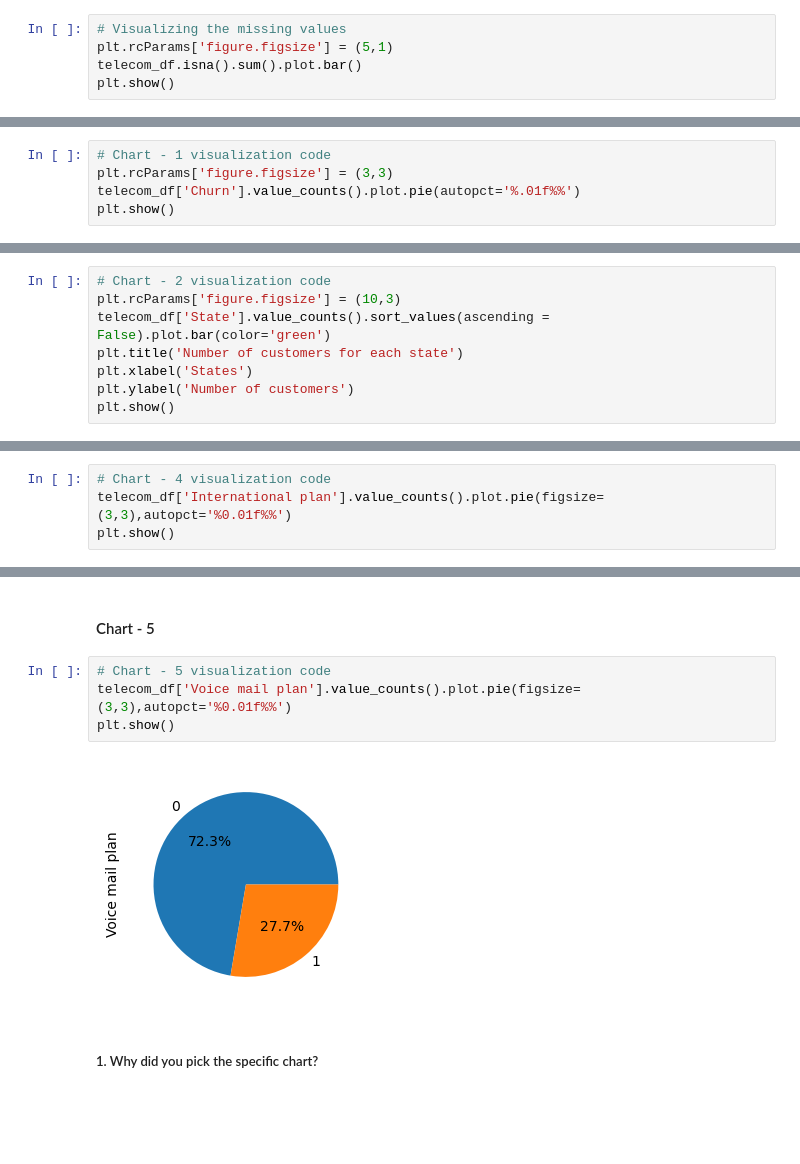
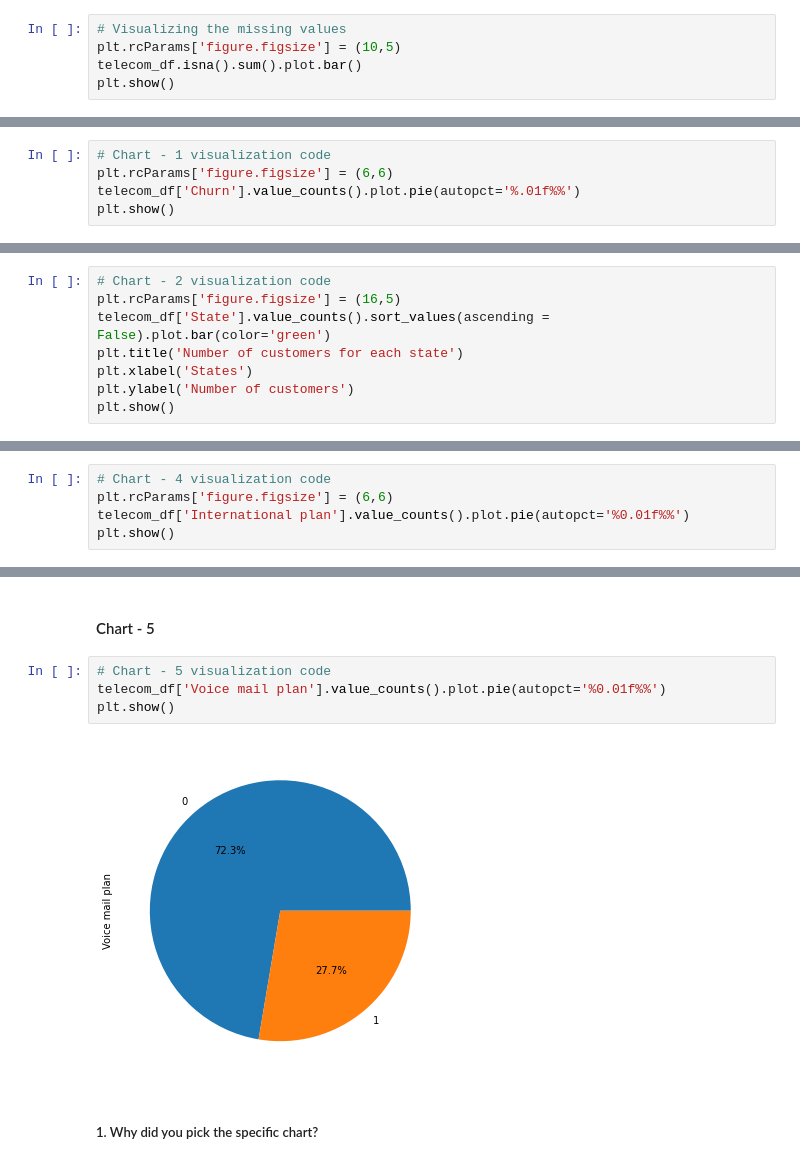
Before and after one commit to mdismailquraishicse/TelecomChurnAnalysis, a Jupyter notebook: TelecomChurnAnalysis.ipynb, the cells around one changed output, grey strips where cells are left out. Saved outputs shown, nothing was run; the diff lists cells and outputs as text; blank space fills up the shorter version.

```diff
--- a/TelecomChurnAnalysis.ipynb
+++ b/TelecomChurnAnalysis.ipynb
@@ -150,7 +152,7 @@ Churn                     0
 dtype: int64
 # %%
 # Visualizing the missing values
-plt.rcParams['figure.figsize'] = (5,1)
+plt.rcParams['figure.figsize'] = (10,5)
 telecom_df.isna().sum().plot.bar()
 plt.show()
 # %% [output]
@@ -428,7 +430,7 @@ First of all I created three new columns 'total mins', 'total calls', 'total cha
 #### Chart - 1
 # %%
 # Chart - 1 visualization code
-plt.rcParams['figure.figsize'] = (3,3)
+plt.rcParams['figure.figsize'] = (6,6)
 telecom_df['Churn'].value_counts().plot.pie(autopct='%.01f%%')
 plt.show()
 # %% [output]
@@ -450,7 +452,7 @@ The data is imbalanced in nature therefore it is not good for ML model so we nee
 #### Chart - 2
 # %%
 # Chart - 2 visualization code
-plt.rcParams['figure.figsize'] = (10,3)
+plt.rcParams['figure.figsize'] = (16,5)
 telecom_df['State'].value_counts().sort_values(ascending = False).plot.bar(color='green')
 plt.title('Number of customers for each state')
 plt.xlabel('States')
@@ -499,6 +501,7 @@ area 510 and 408 has equal number of customers but in area 415 the number of cus
 #### Chart - 4
 # %%
 # Chart - 4 visualization code
-telecom_df['International plan'].value_counts().plot.pie(figsize=(3,3),autopct='%0.01f%%')
+plt.rcParams['figure.figsize'] = (6,6)
+telecom_df['International plan'].value_counts().plot.pie(autopct='%0.01f%%')
 plt.show()
 # %% [output]
@@ -520,10 +523,10 @@ Only 9.7% customers subscribed for international plan it means that very less pe
 #### Chart - 5
 # %%
 # Chart - 5 visualization code
-telecom_df['Voice mail plan'].value_counts().plot.pie(figsize=(3,3),autopct='%0.01f%%')
+telecom_df['Voice mail plan'].value_counts().plot.pie(autopct='%0.01f%%')
 plt.show()
 # %% [output]
-[figure, old version]
+[figure, new version]
 # %% [markdown]
 ##### 1. Why did you pick the specific chart?
 # %% [markdown]
```
Also changed, not shown: parts of 21 cells of this notebook.
